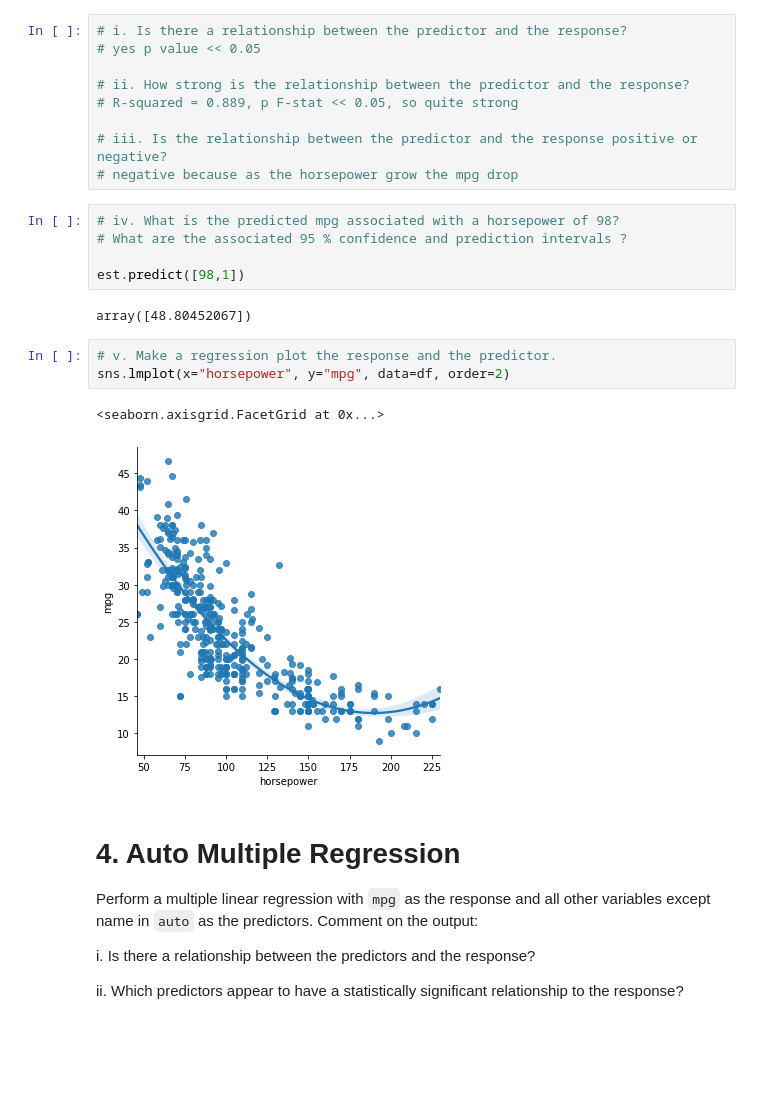
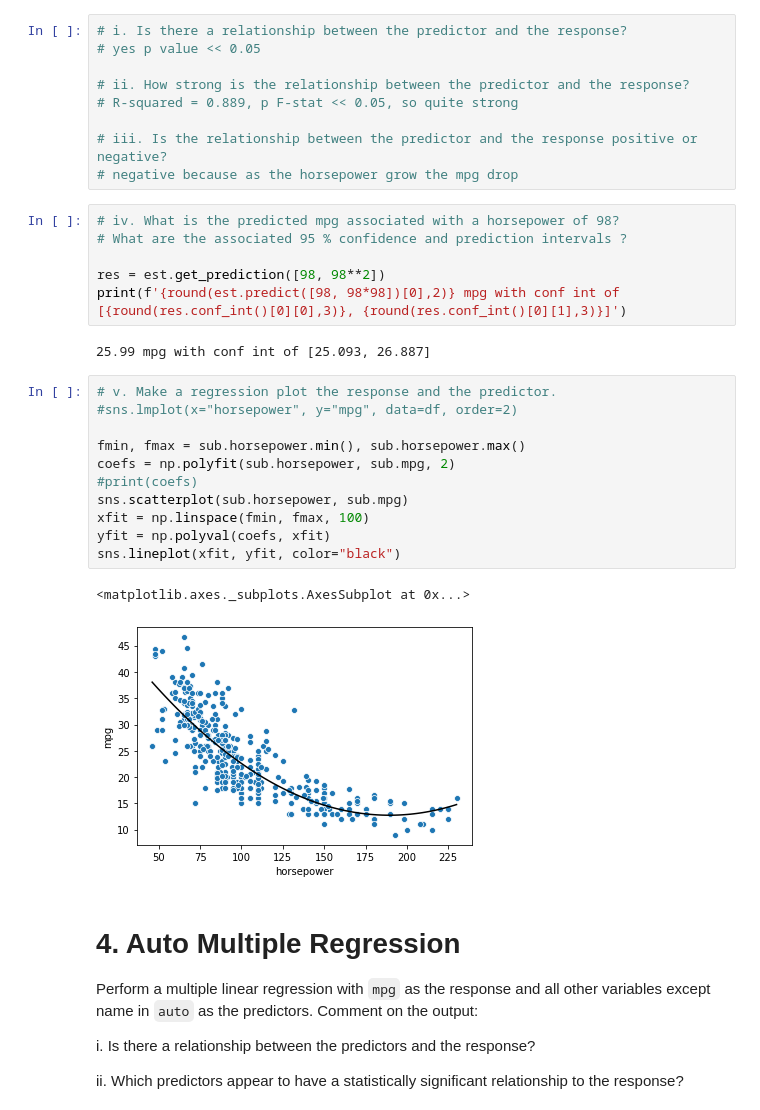
Before and after one commit to cb-ds-1/m3-2-regression-interpretation, a Jupyter notebook: workshop.ipynb, the cells around one changed output. Drawn from its saved outputs; the diff is of its cells as text; blank space fills up the shorter version.

```diff
--- a/workshop.ipynb
+++ b/workshop.ipynb
@@ -160,15 +162,24 @@ Warnings:
 # iv. What is the predicted mpg associated with a horsepower of 98?
 # What are the associated 95 % confidence and prediction intervals ?
 
-est.predict([98,1])
+res = est.get_prediction([98, 98**2])
+print(f'{round(est.predict([98, 98*98])[0],2)} mpg with conf int of [{round(res.conf_int()[0][0],3)}, {round(res.conf_int()[0][1],3)}]')
 # %% [output]
-array([48.80452067])
+25.99 mpg with conf int of [25.093, 26.887]
 # %%
 # v. Make a regression plot the response and the predictor.
-sns.lmplot(x="horsepower", y="mpg", data=df, order=2)
+#sns.lmplot(x="horsepower", y="mpg", data=df, order=2)
+
+fmin, fmax = sub.horsepower.min(), sub.horsepower.max()
+coefs = np.polyfit(sub.horsepower, sub.mpg, 2)
+#print(coefs)
+sns.scatterplot(sub.horsepower, sub.mpg)
+xfit = np.linspace(fmin, fmax, 100)
+yfit = np.polyval(coefs, xfit)
+sns.lineplot(xfit, yfit, color="black")
 # %% [output]
-<seaborn.axisgrid.FacetGrid at 0x...>
+<matplotlib.axes._subplots.AxesSubplot at 0x...>
-[figure, old version]
+[figure, new version]
 # %% [markdown]
 # 4. Auto Multiple Regression
 
```
Also changed, not shown: parts of 10 cells of this notebook.
